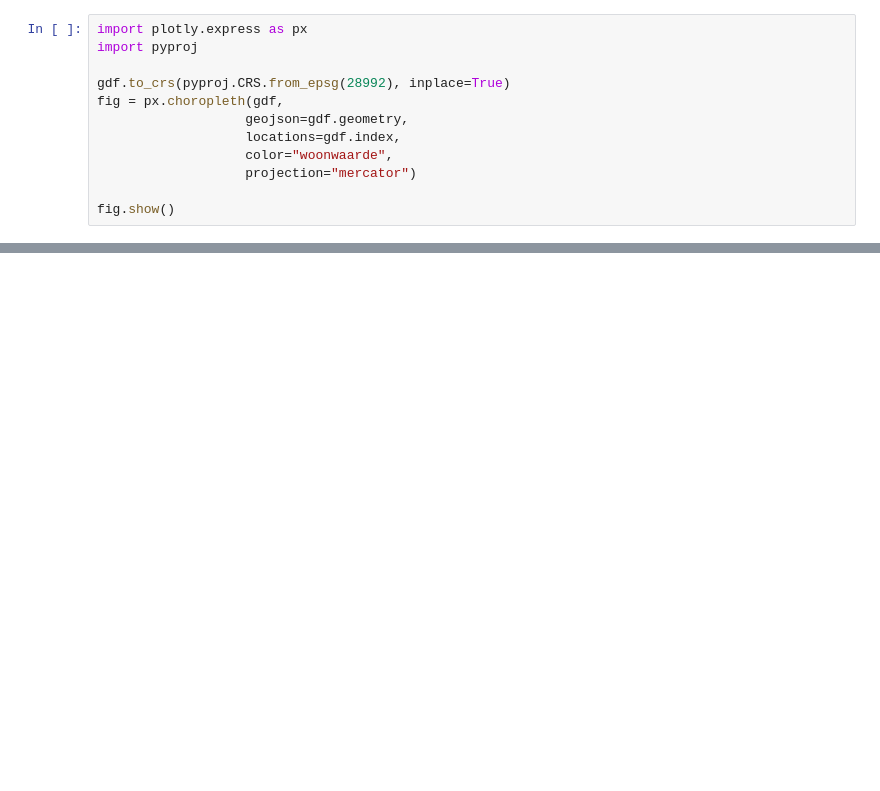
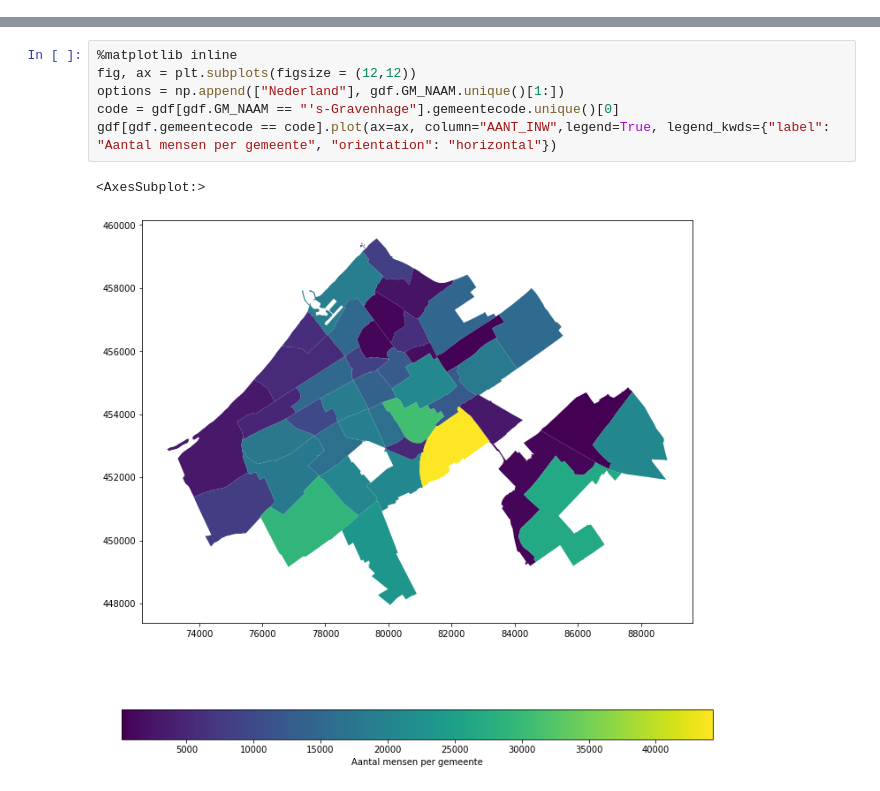
Before and after one commit to semkjaer/capybara1.0, a Jupyter notebook: geodatamap.ipynb, the cells around one changed output, grey strips where cells are left out. Drawn from its saved outputs; the diff is of its cells as text; blank space fills up the shorter version.

```diff
--- a/geodatamap.ipynb
+++ b/geodatamap.ipynb
@@ -62,12 +128,0 @@ gdf.crs
-# %%
-import plotly.express as px
-import pyproj
-
-gdf.to_crs(pyproj.CRS.from_epsg(28992), inplace=True)
-fig = px.choropleth(gdf,
-                   geojson=gdf.geometry,
-                   locations=gdf.index,
-                   color="woonwaarde",
-                   projection="mercator")
-
-fig.show()
@@ -73,0 +149,9 @@ fig.show()
+# %%
+%matplotlib inline
+fig, ax = plt.subplots(figsize = (12,12))
+options = np.append(["Nederland"], gdf.GM_NAAM.unique()[1:])
+code = gdf[gdf.GM_NAAM == "'s-Gravenhage"].gemeentecode.unique()[0]
+gdf[gdf.gemeentecode == code].plot(ax=ax, column="AANT_INW",legend=True, legend_kwds={"label": "Aantal mensen per gemeente", "orientation": "horizontal"})
+# %% [output]
+<AxesSubplot:>
+[figure, added]
```
Also changed, not shown: parts of 6 cells of this notebook, 4 other files.
